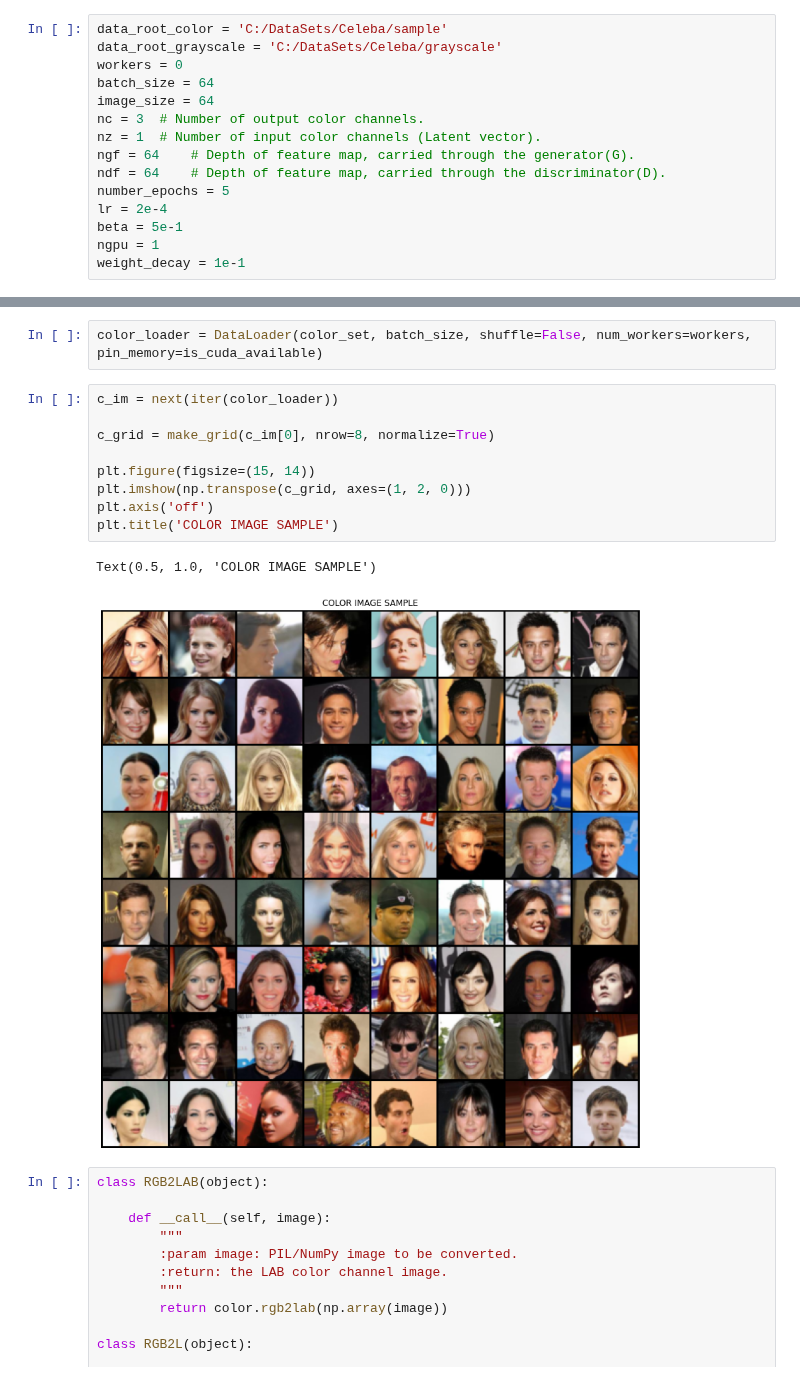
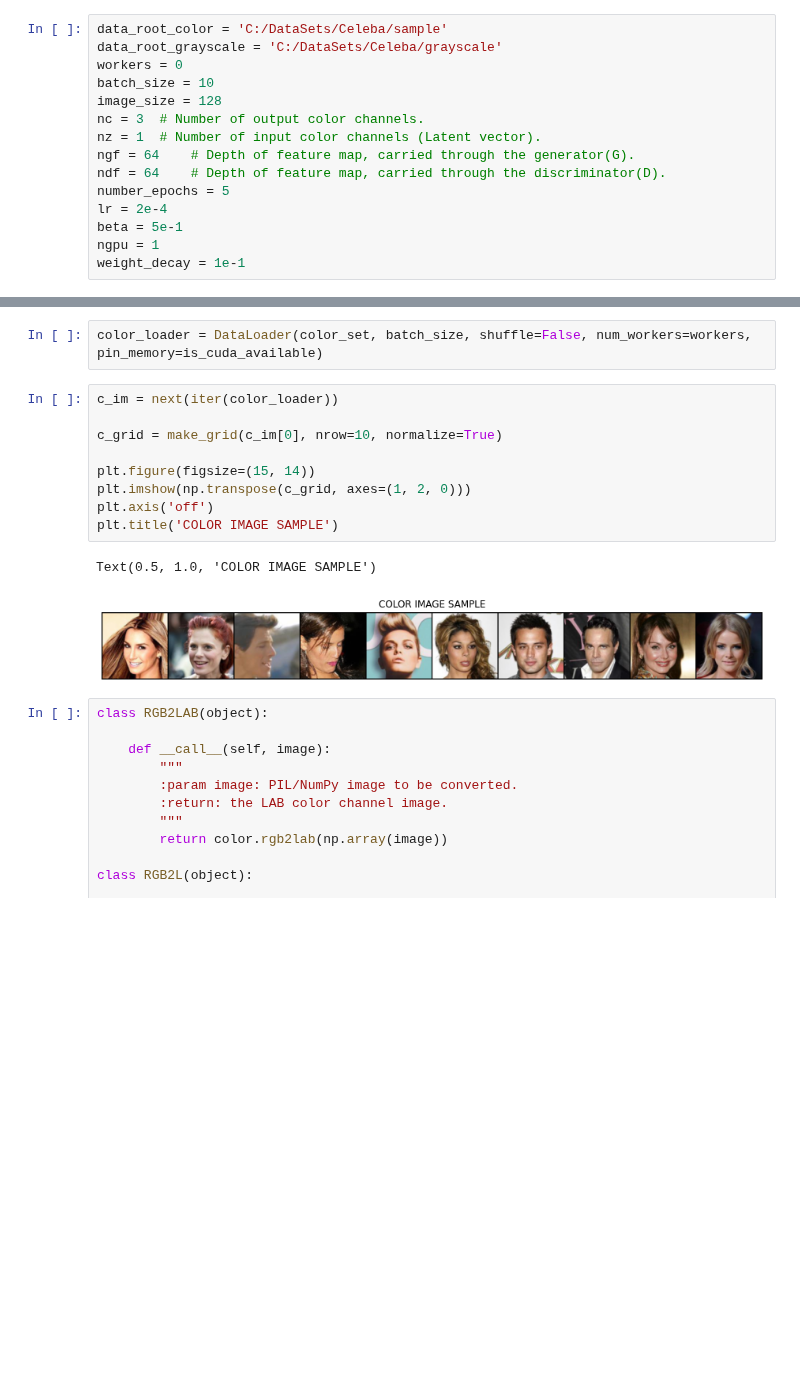
Before and after one commit to sachithdickwella/computervision-pytorch, a Jupyter notebook: src/colorizing/gray_to_color.ipynb, the cells around one changed output, grey strips where cells are left out. Cells and saved outputs as stored; diff of their text form; blank space fills up the shorter version.

```diff
--- a/src/colorizing/gray_to_color.ipynb
+++ b/src/colorizing/gray_to_color.ipynb
@@ -13,8 +14,8 @@ from utils.models import ColorNet, lab2rgb, color, train
 data_root_color = 'C:/DataSets/Celeba/sample'
 data_root_grayscale = 'C:/DataSets/Celeba/grayscale'
 workers = 0
-batch_size = 64
-image_size = 64
+batch_size = 10
+image_size = 128
 nc = 3  # Number of output color channels.
 nz = 1  # Number of input color channels (Latent vector).
 ngf = 64    # Depth of feature map, carried through the generator(G).
@@ -69,15 +70,15 @@ color_loader = DataLoader(color_set, batch_size, shuffle=False, num_workers=work
 # %%
 c_im = next(iter(color_loader))
 
-c_grid = make_grid(c_im[0], nrow=8, normalize=True)
+c_grid = make_grid(c_im[0], nrow=10, normalize=True)
 
 plt.figure(figsize=(15, 14))
 plt.imshow(np.transpose(c_grid, axes=(1, 2, 0)))
 plt.axis('off')
 plt.title('COLOR IMAGE SAMPLE')
 # %% [output]
 Text(0.5, 1.0, 'COLOR IMAGE SAMPLE')
-[figure, old version]
+[figure, new version]
 # %%
 class RGB2LAB(object):
 
```
Also changed, not shown: parts of 11 cells of this notebook, 2 other files.
